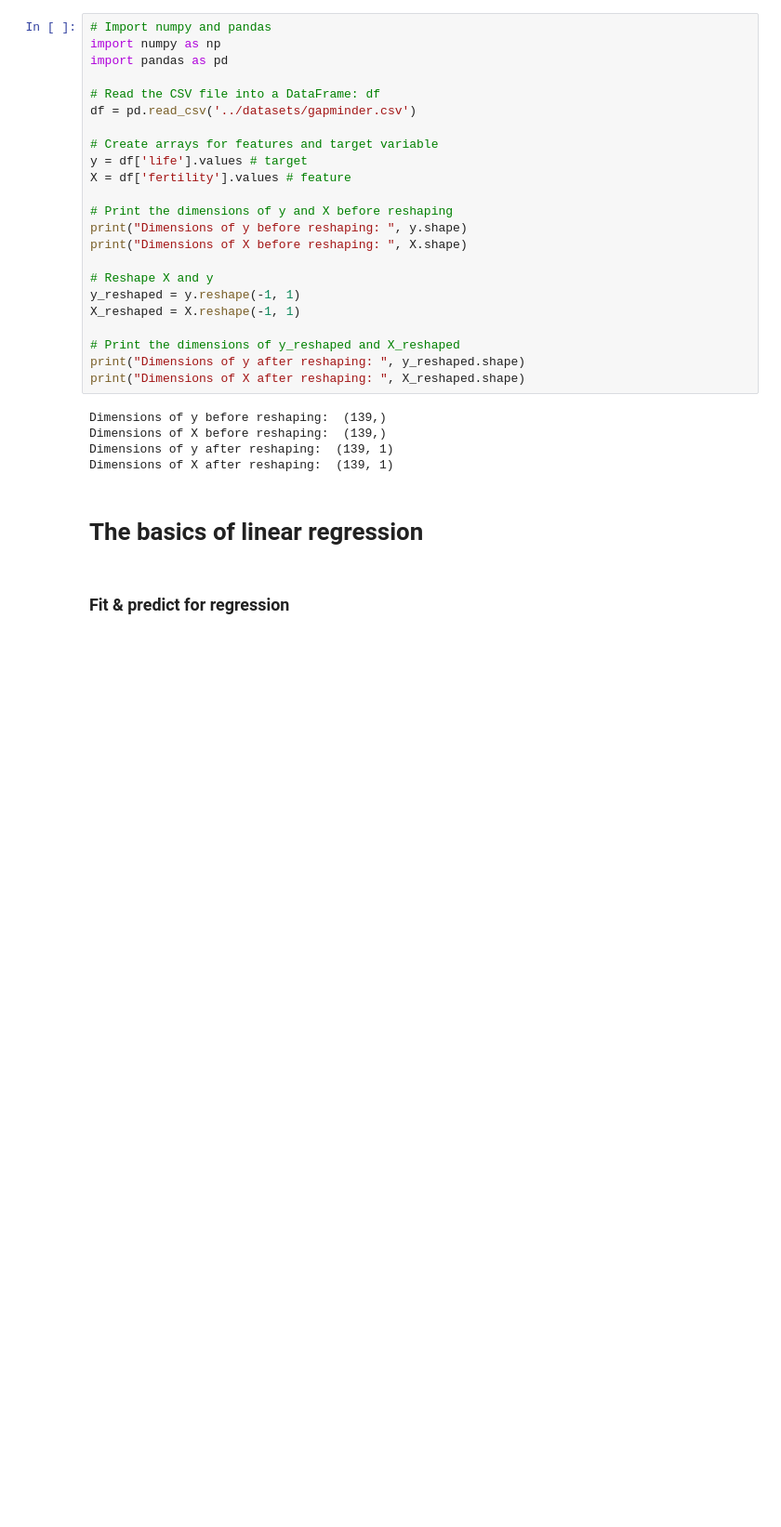
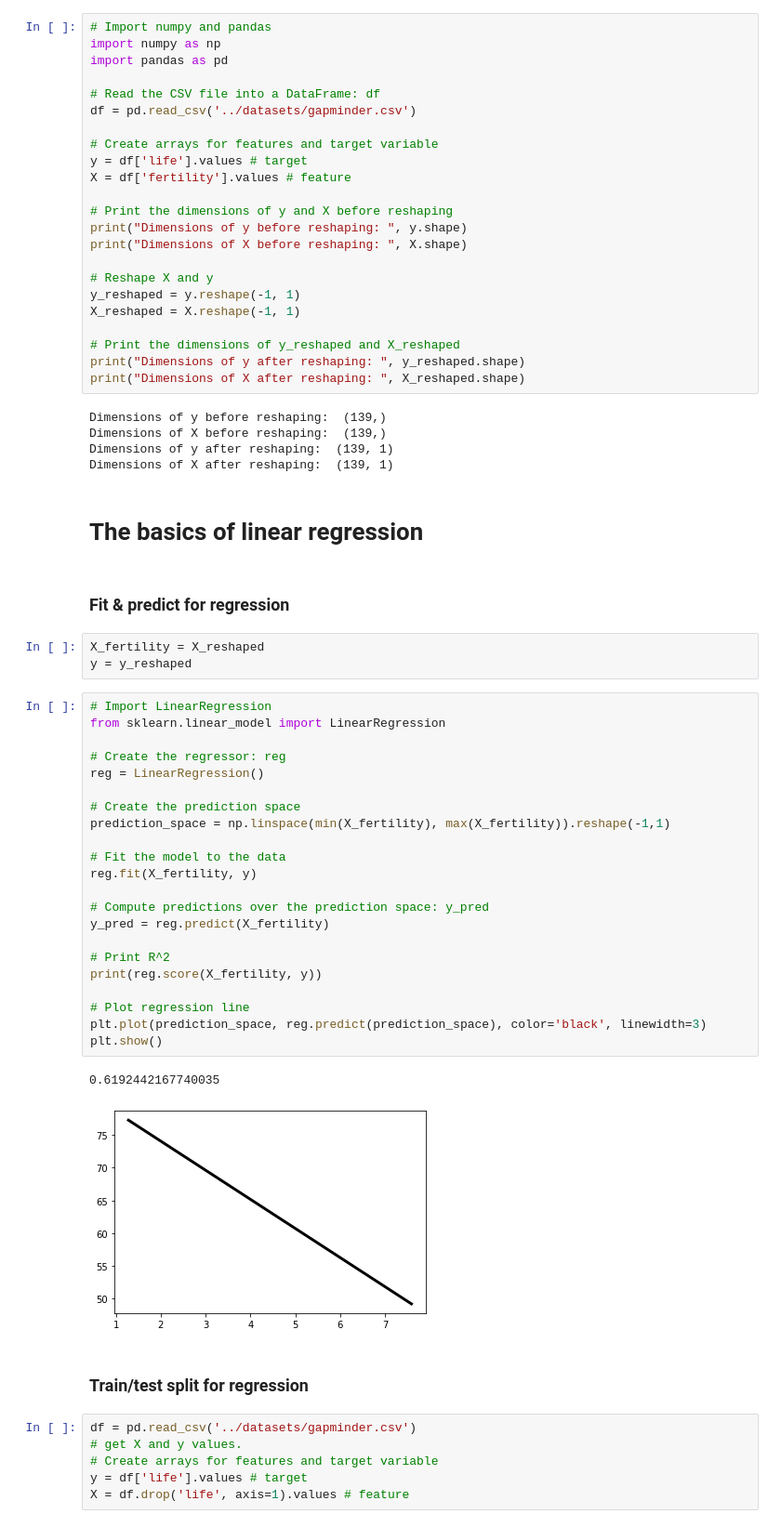
Before and after one commit to harrystaley/DataCamp, a Jupyter notebook: courses/Supervised Learning with Sci-Kit Learn/2 Regression.ipynb, the cells around one changed output. Shown at 93% size. Cells and saved outputs as stored; diff of their text form; blank space fills up the shorter version.

Commit message:
completed section 2 regression of supervised learning with sk-learn

```diff
--- a/courses/Supervised Learning with Sci-Kit Learn/2 Regression.ipynb
+++ b/courses/Supervised Learning with Sci-Kit Learn/2 Regression.ipynb
@@ -66,3 +66,39 @@ Dimensions of X after reshaping:  (139, 1)
 # The basics of linear regression
 # %% [markdown]
 ### Fit & predict for regression
+# %%
+X_fertility = X_reshaped
+y = y_reshaped
+# %%
+# Import LinearRegression
+from sklearn.linear_model import LinearRegression
+
+# Create the regressor: reg
+reg = LinearRegression()
+
+# Create the prediction space
+prediction_space = np.linspace(min(X_fertility), max(X_fertility)).reshape(-1,1)
+
+# Fit the model to the data
+reg.fit(X_fertility, y)
+
+# Compute predictions over the prediction space: y_pred
+y_pred = reg.predict(X_fertility)
+
+# Print R^2
+print(reg.score(X_fertility, y))
+
+# Plot regression line
+plt.plot(prediction_space, reg.predict(prediction_space), color='black', linewidth=3)
+plt.show()
+# %% [output]
+0.6192442167740035
+[figure, added]
+# %% [markdown]
+### Train/test split for regression
+# %%
+df = pd.read_csv('../datasets/gapminder.csv')
+# get X and y values.
+# Create arrays for features and target variable
+y = df['life'].values # target
+X = df.drop('life', axis=1).values # feature
```
Also changed, not shown: parts of 13 cells of this notebook.
